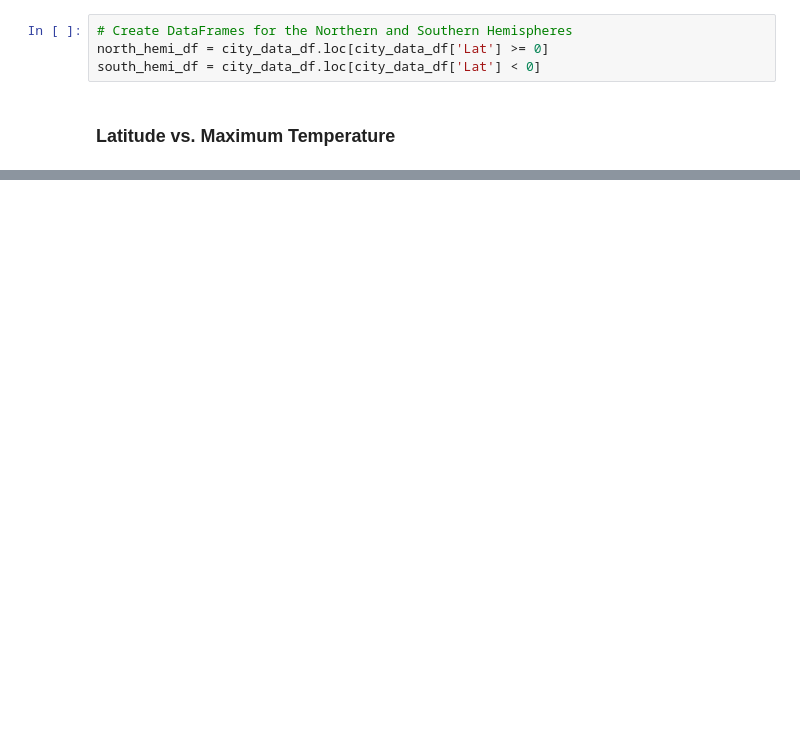
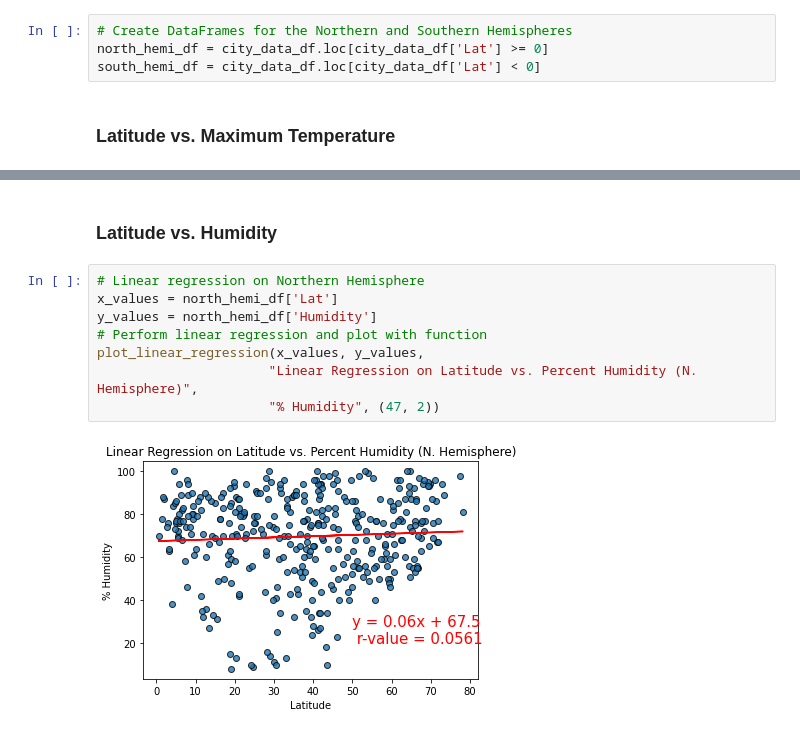
Before and after one commit to aembrt/weather-vacation, a Jupyter notebook: Weather.ipynb, the cells around one changed output, grey strips where cells are left out. Cells and saved outputs as stored; diff of their text form; blank space fills up the shorter version.

```diff
--- a/Weather.ipynb
+++ b/Weather.ipynb
@@ -325,0 +326,12 @@ plot_linear_regression(x_values, y_values,
+# %% [markdown]
+### Latitude vs. Humidity
+# %%
+# Linear regression on Northern Hemisphere
+x_values = north_hemi_df['Lat']
+y_values = north_hemi_df['Humidity']
+# Perform linear regression and plot with function
+plot_linear_regression(x_values, y_values,
+                      "Linear Regression on Latitude vs. Percent Humidity (N. Hemisphere)",
+                      "% Humidity", (47, 2))
+# %% [output]
+[figure, added]
```
Also changed, not shown: parts of 3 cells of this notebook.
